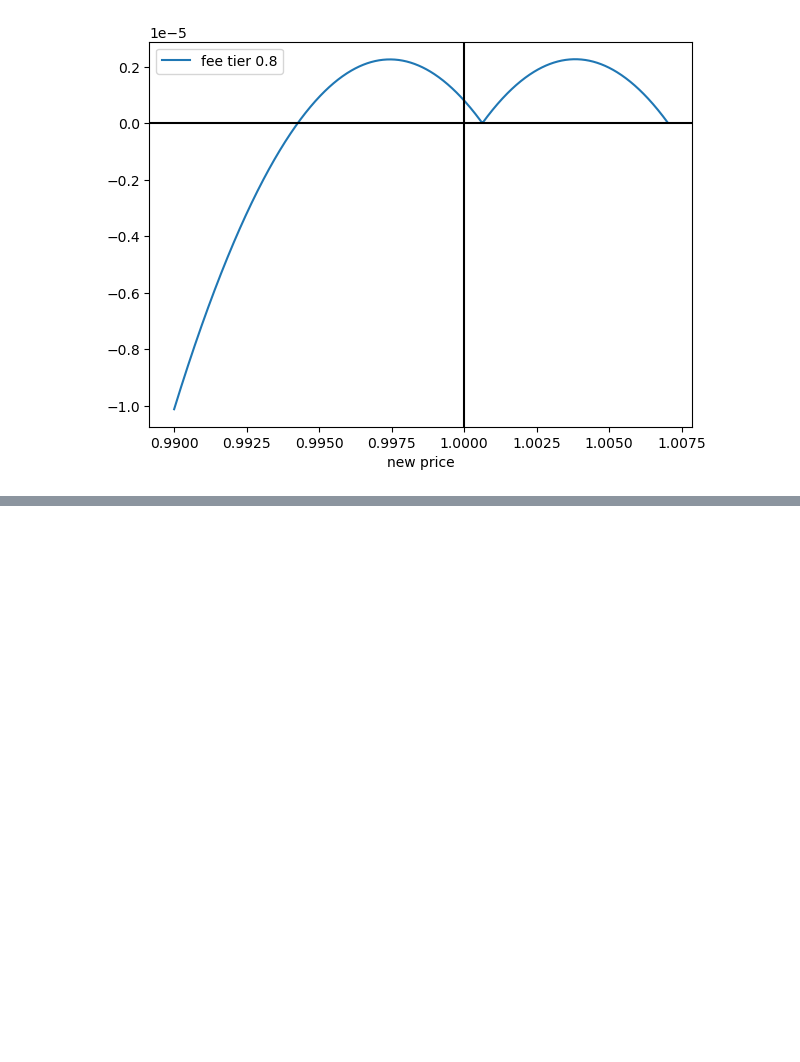
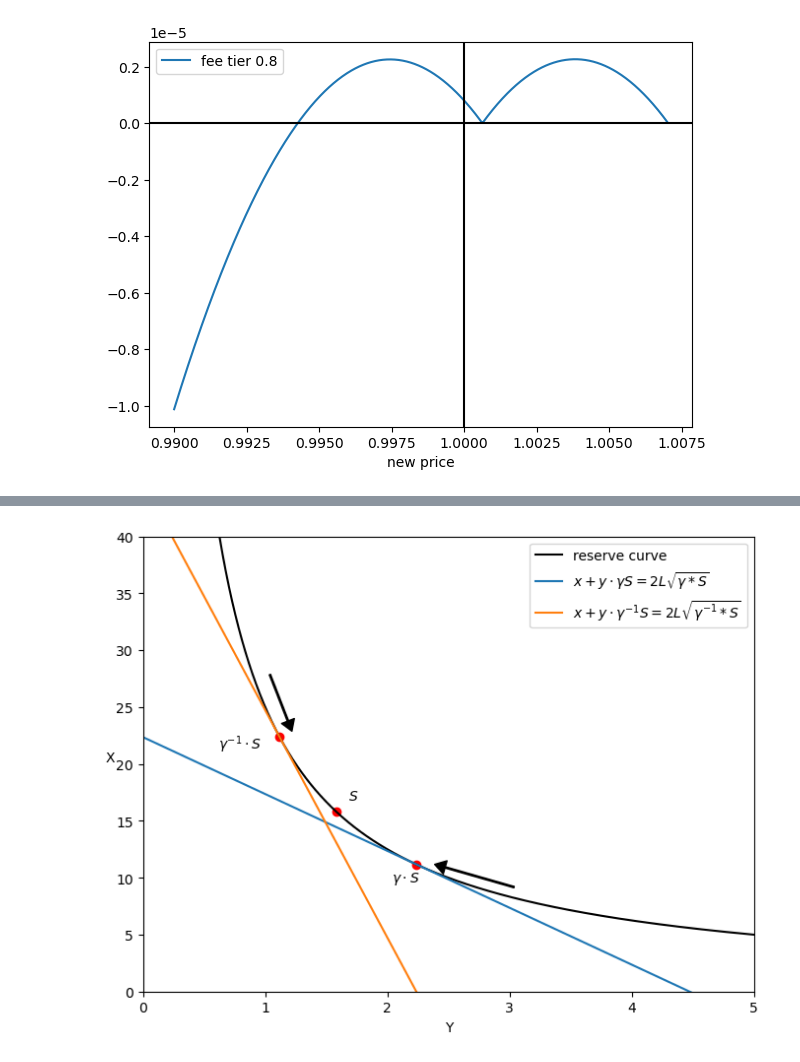
Before and after one commit to std92050/AMM, a Jupyter notebook: AMM_presentation.ipynb, the cells around one changed output, grey strips where cells are left out. Cells and saved outputs as stored; diff of their text form; code cells hidden in the pictures; blank space fills up the shorter version.

```diff
--- a/AMM_presentation.ipynb
+++ b/AMM_presentation.ipynb
@@ -412,4 +450,65 @@ $$
 # %%
 gamma = 1- 0.003
+def f_buy(y,S,value):
+    return value - y*gamma*S
 def f_sell(y,S,value):
-    return
+    return  value - y*gamma**(-1)*S
+# %%
+gamma = 0.5
+y =  np.linspace(0.01,15,10000)
+y_tan =  np.linspace(0.8,2.5,10000)
+S=10
+L=5
+x = L**2/y
+
+fig, ax = plt.subplots(figsize=(8,6))
+ax.plot(y, x, label='reserve curve', color='black')
+
+y_array = np.linspace(0.01,10,1000)
+v_b = 2*L*np.sqrt(gamma*S)
+x_b = [ f_buy(y,S,v_b) for y in y_array]
+
+v_s = 2*L*np.sqrt(gamma**(-1)*S)
+x_s = [ f_sell(y,S,v_s) for y in y_array]
+plt.plot(y_array,x_b,label=r'$x+y\cdot\gamma S = 2L\sqrt{\gamma*S}$')
+plt.plot(y_array,x_s,label=r'$x+y\cdot\gamma^{-1} S=2L\sqrt{\gamma^{-1}*S}$')
+
+x_b_new, y_b_new =  (L*np.sqrt(gamma*S), L/np.sqrt(gamma*S)   )
+x_s_new , y_s_new = (L*np.sqrt(gamma**(-1)*S), L/np.sqrt(gamma**(-1)*S)   )
+plt.scatter( [y_b_new, y_s_new,L/np.sqrt(S)] ,[x_b_new,x_s_new,L*np.sqrt(S)],c ='r' )
+
+
+
+plt.annotate('',
+            xy=(y_b_new+0.15 , x_b_new-2.5 + 0.5*gamma*S ),
+            xytext=(y_b_new+0.8 ,x_b_new-2),
+            arrowprops={
+                'width':1,
+                'headlength':8,
+                'headwidth':10,
+                'facecolor':'k'},
+            fontsize=10)
+
+plt.annotate('',
+            xy=(y_s_new+0.1 , x_s_new+0.5+ 0.5*gamma*S**(-1) ),
+            xytext=(y_s_new -0.08 ,x_s_new+5.5),
+            arrowprops={
+                'width':1,
+                'headlength':8,
+                'headwidth':10,
+                'facecolor':'k'},
+            fontsize=10)
+
+ax.text( y_b_new - 0.2, x_b_new-1.5, r'$\gamma \cdot S$', fontsize=10)
+ax.text( y_s_new - 0.5, x_s_new-1, r'$\gamma^{-1} \cdot S$', fontsize=10)
+ax.text(L/np.sqrt(S) +0.1, L*np.sqrt(S)+1, r'$S$' , fontsize= 10 )
+
+
+ax.legend()
+ax.set_xlim(0,5)
+ax.set_ylim(0,40)
+ax.set_xlabel("Y")
+ax.set_ylabel("X",rotation=0)
+plt.show()
+# %% [output]
+[figure, added]
```
Also changed, not shown: parts of 5 cells of this notebook, 5 other files.
